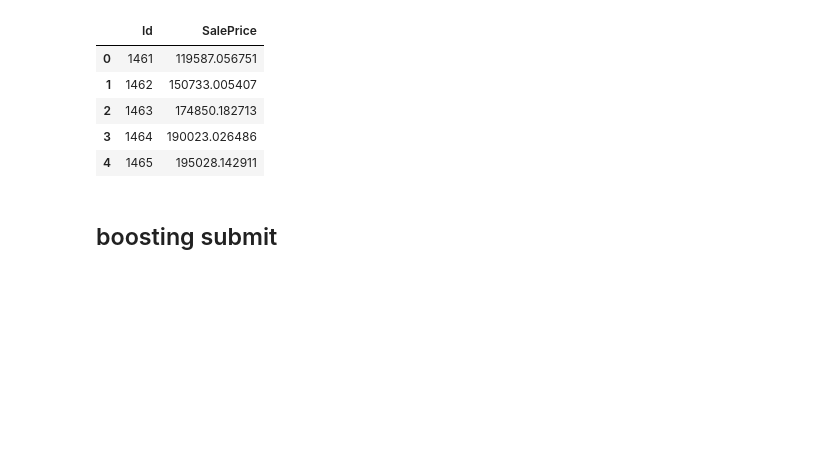
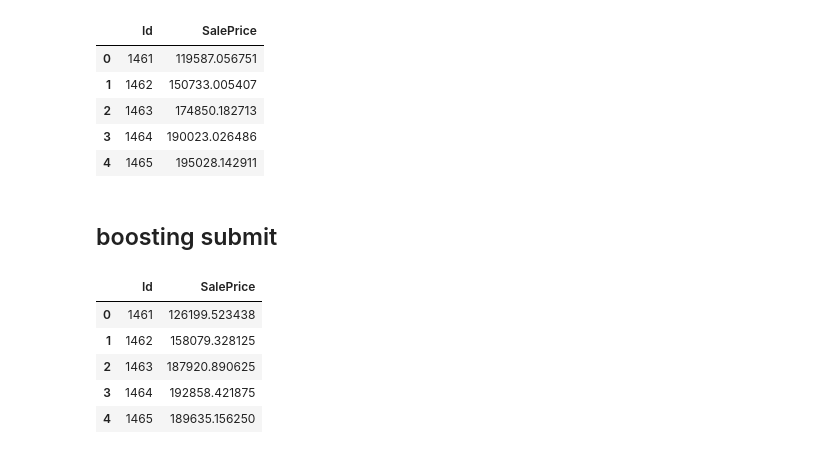
Before and after one commit to ChiehYuu/DataMining, a Jupyter notebook: House_Prices_Advanced_Regression_Techniques/House_Prices_Advanced_Regression_Techniques.ipynb, the cells around one changed output. Drawn from its saved outputs; the diff is of its cells as text; code cells hidden in the pictures; blank space fills up the shorter version.

```diff
--- a/House_Prices_Advanced_Regression_Techniques/House_Prices_Advanced_Regression_Techniques.ipynb
+++ b/House_Prices_Advanced_Regression_Techniques/House_Prices_Advanced_Regression_Techniques.ipynb
@@ -289,9 +289,9 @@ Text(0.5, 1.0, 'n_estimator vs CV Error')
 from sklearn.ensemble import AdaBoostClassifier
 # %%
 params = [10, 20, 40, 80, 120, 150, 200]
-test_df = []
+test_scores = []
 for param in params:
     clf = BaggingRegressor(n_estimators=param)
     test_score = np.sqrt(-cross_val_score(clf, X_train, y_train, cv=10, scoring='neg_mean_squared_error'))
-    test_df.append(np.mean(test_score))
+    test_scores.append(np.mean(test_score))
 # %%
@@ -329,9 +329,7 @@ Text(0.5, 1.0, 'max_depth vs CV Error')
-# %%
-test_df = []
-param=2
-clf = XGBRegressor(max_depth=param)
-test_score = np.sqrt(-cross_val_score(clf, X_train, y_train, cv=10, scoring='neg_mean_squared_error'))
-test_df.append(np.mean(test_score))
+# %%
+XGB = XGBRegressor(max_depth=2)
+XGB.fit(X_train, y_train)
+y_XGB = np.expm1(XGB.predict(X_test))
 # %% [markdown]
 # Summury
 # %% [markdown]
@@ -352,4 +350,13 @@ submission_df.to_csv('./Data/sample_submission.csv', index=False)
 # %% [markdown]
 ## boosting submit
 # %%
-submission_df = pd.DataFrame(data= {'Id' : test_df.index, 'SalePrice': y_final})
+submission_df = pd.DataFrame(data= {'Id' : test_df.index, 'SalePrice': y_XGB})
+# %%
+submission_df.head()
+# %% [output]
+|  | Id | SalePrice |
+| 0 | 1461 | 126199.523438 |
+| 1 | 1462 | 158079.328125 |
+| 2 | 1463 | 187920.890625 |
+| 3 | 1464 | 192858.421875 |
+| 4 | 1465 | 189635.156250 |
```
Also changed, not shown: parts of 4 cells of this notebook.
